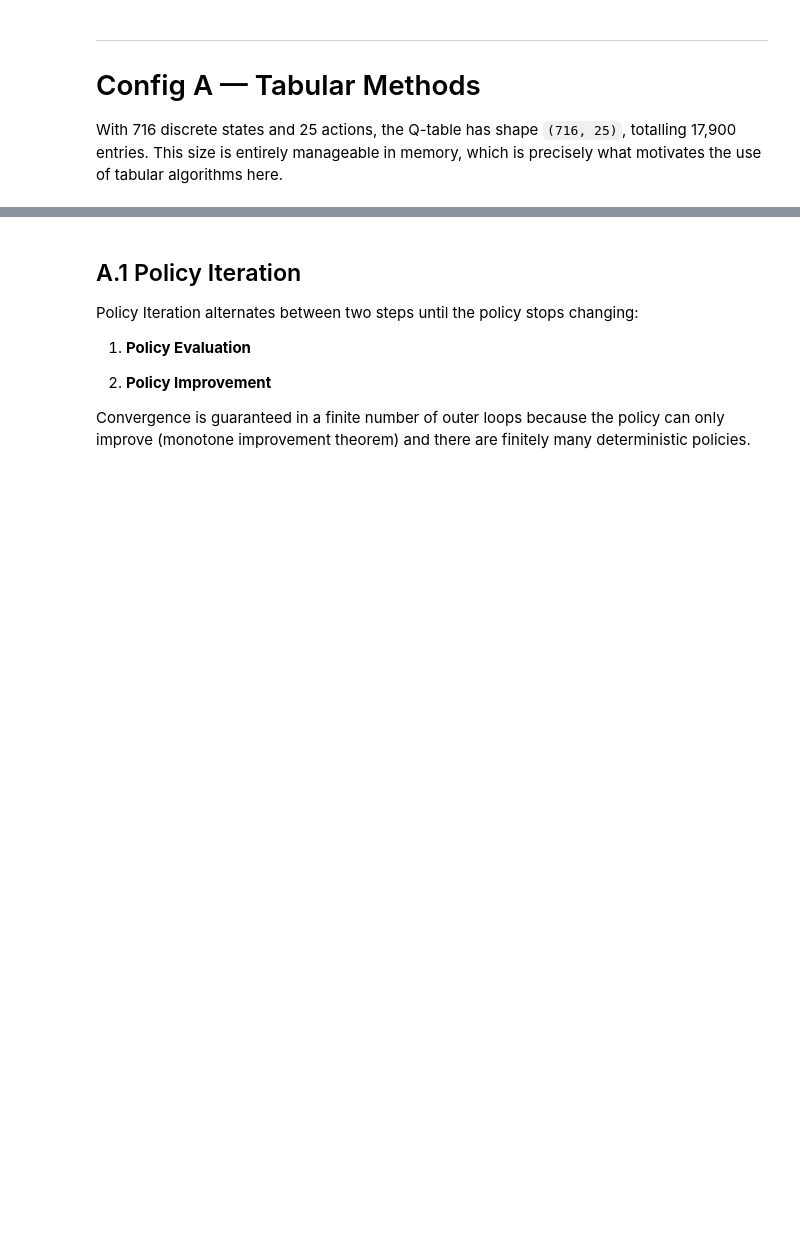
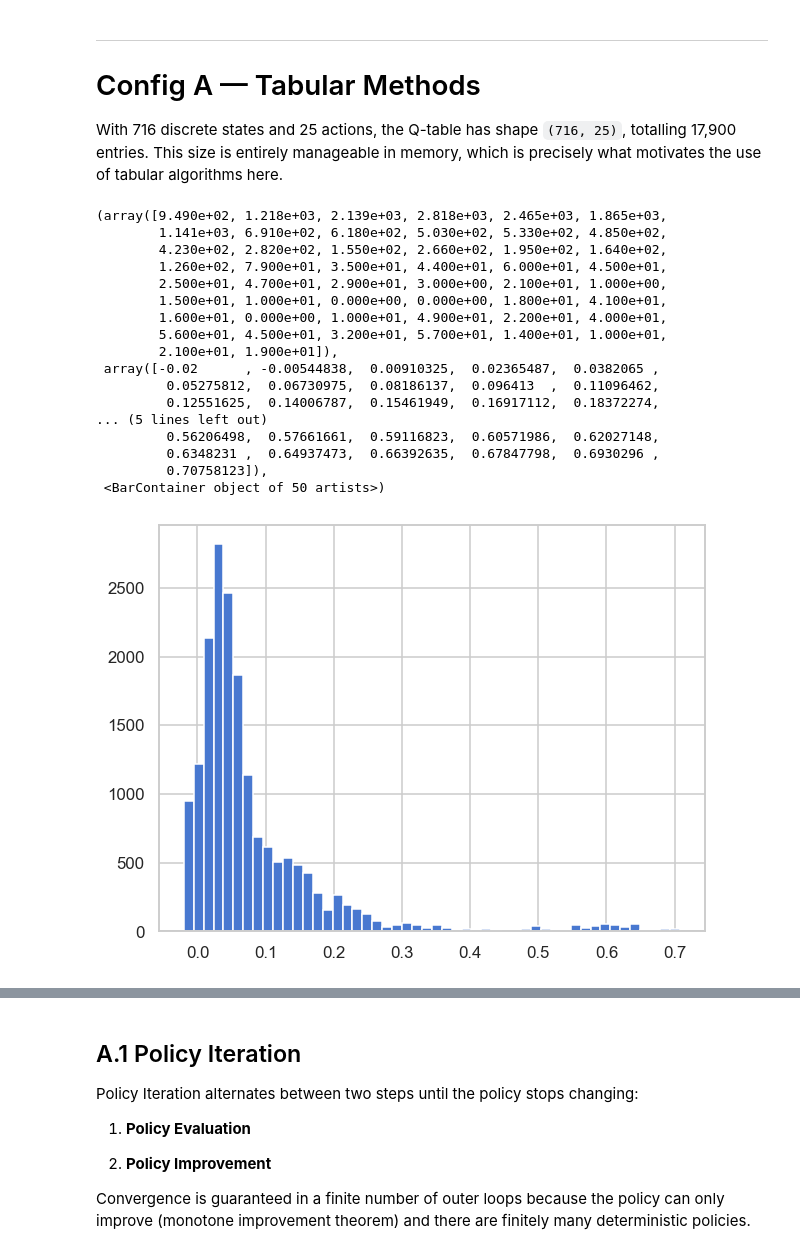
Before and after one commit to calcoafrancisca/RL_GroupAG, a Jupyter notebook: RL Project Code/sepsis_project - Students Version/rl_sepsis_project.ipynb, the cells around one changed output, grey strips where cells are left out. Cells and saved outputs as stored; diff of their text form; code cells hidden in the pictures; blank space fills up the shorter version.

```diff
--- a/RL Project Code/sepsis_project - Students Version/rl_sepsis_project.ipynb
+++ b/RL Project Code/sepsis_project - Students Version/rl_sepsis_project.ipynb
@@ -219,3 +219,24 @@ make_sepsis_env | sofa_bias=5.0 → mean start SOFA: 9.02
 # Config A — Tabular Methods
 
 With 716 discrete states and 25 actions, the Q-table has shape `(716, 25)`, totalling 17,900 entries. This size is entirely manageable in memory, which is precisely what motivates the use of tabular algorithms here.
+# %%
+plt.hist(R.flatten(), bins=50)
+# %% [output]
+(array([9.490e+02, 1.218e+03, 2.139e+03, 2.818e+03, 2.465e+03, 1.865e+03,
+        1.141e+03, 6.910e+02, 6.180e+02, 5.030e+02, 5.330e+02, 4.850e+02,
+        4.230e+02, 2.820e+02, 1.550e+02, 2.660e+02, 1.950e+02, 1.640e+02,
+        1.260e+02, 7.900e+01, 3.500e+01, 4.400e+01, 6.000e+01, 4.500e+01,
+        2.500e+01, 4.700e+01, 2.900e+01, 3.000e+00, 2.100e+01, 1.000e+00,
+        1.500e+01, 1.000e+01, 0.000e+00, 0.000e+00, 1.800e+01, 4.100e+01,
+        1.600e+01, 0.000e+00, 1.000e+01, 4.900e+01, 2.200e+01, 4.000e+01,
+        5.600e+01, 4.500e+01, 3.200e+01, 5.700e+01, 1.400e+01, 1.000e+01,
+        2.100e+01, 1.900e+01]),
+ array([-0.02      , -0.00544838,  0.00910325,  0.02365487,  0.0382065 ,
+         0.05275812,  0.06730975,  0.08186137,  0.096413  ,  0.11096462,
+         0.12551625,  0.14006787,  0.15461949,  0.16917112,  0.18372274,
+... (5 lines left out)
+         0.56206498,  0.57661661,  0.59116823,  0.60571986,  0.62027148,
+         0.6348231 ,  0.64937473,  0.66392635,  0.67847798,  0.6930296 ,
+         0.70758123]),
+ <BarContainer object of 50 artists>)
+[figure, added]
```
Also changed, not shown: parts of 5 cells of this notebook.
